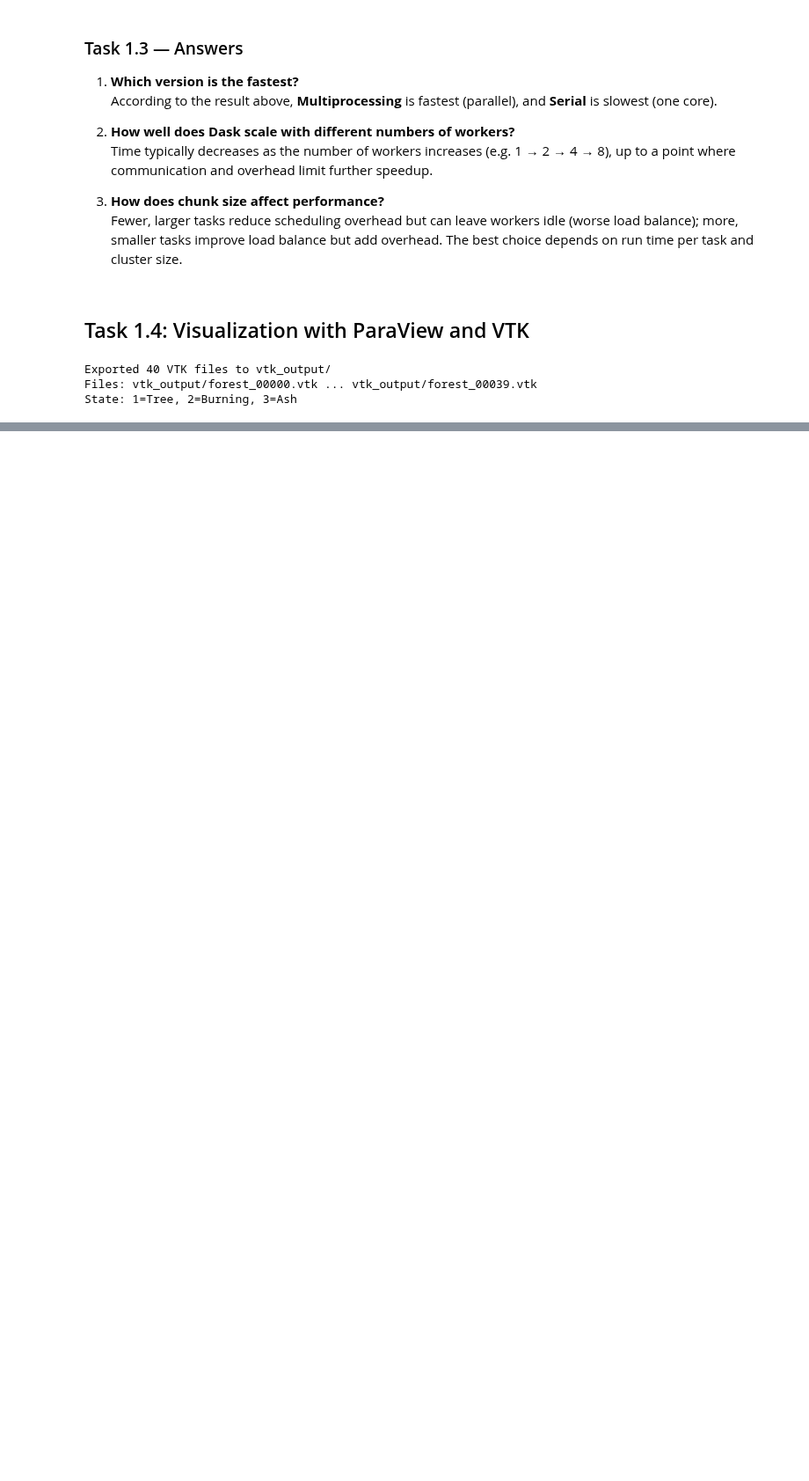
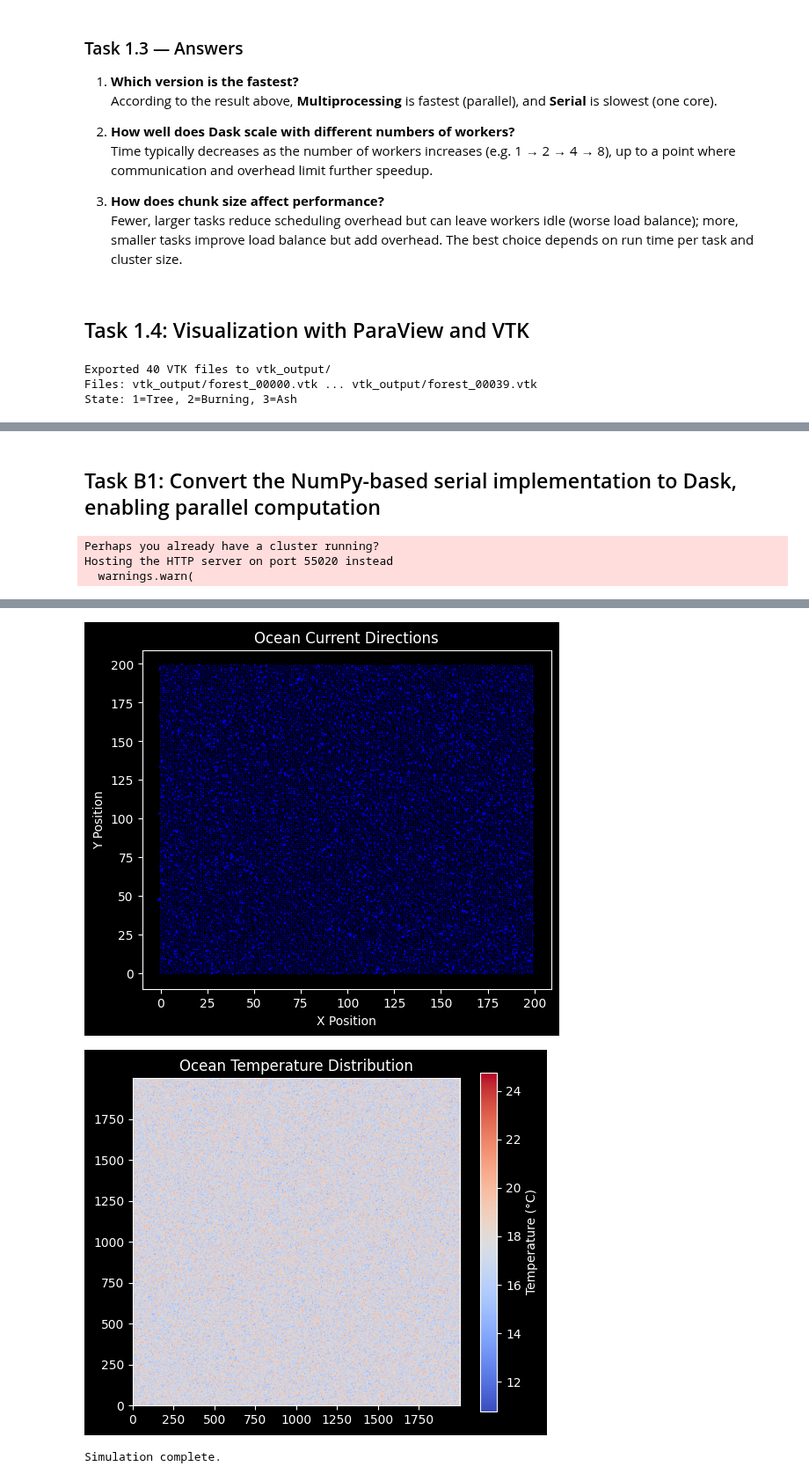
Before and after one commit to anson-ryea/dd2358-work, a Jupyter notebook: asm4/asm4.ipynb, the cells around one changed output, grey strips where cells are left out. Shown at 88% size. Drawn from its saved outputs; the diff is of its cells as text; code cells hidden in the pictures; blank space fills up the shorter version.

```diff
--- a/asm4/asm4.ipynb
+++ b/asm4/asm4.ipynb
@@ -347,0 +425,74 @@ State: 1=Tree, 2=Burning, 3=Ash
+# %% [markdown]
+## Task B1: Convert the NumPy-based serial implementation to Dask, enabling parallel computation
+# %%
+import dask
+import dask.array as da
+import numpy as np
+from dask.distributed import Client
+import matplotlib.pyplot as plt
+
+client = Client()
+
+# Grid size
+grid_size = 2000
+TIME_STEPS = 100
+
+# Chunk size for parallel processing (dividing the 200x200 grid into smaller 50x50 blocks)
+chunk_size = (1000, 1000)
+
+# Initialize fields using dask.array instead of numpy
+temperature = da.random.uniform(5, 30, size=(grid_size, grid_size), chunks=chunk_size)
+u_velocity = da.random.uniform(-1, 1, size=(grid_size, grid_size), chunks=chunk_size)
+v_velocity = da.random.uniform(-1, 1, size=(grid_size, grid_size), chunks=chunk_size)
+wind = da.random.uniform(-0.5, 0.5, size=(grid_size, grid_size), chunks=chunk_size)
+
+def laplacian_dask(field):
+    return da.map_overlap(
+        lambda x:
+            np.roll(x, shift=1, axis=0) +
+            np.roll(x, shift=-1, axis=0) +
+            np.roll(x, shift=1, axis=1) +
+            np.roll(x, shift=-1, axis=1) -
+            4 * x,
+        field,
+        depth=1,
+        boundary="periodic"
+    )
+
+def update_ocean_dask(u, v, temperature, wind, alpha=0.1, beta=0.02):
+    """Updates ocean velocity and temperature fields using a simplified flow model."""
+    u_new = u + alpha * laplacian_dask(u) + beta * wind
+    v_new = v + alpha * laplacian_dask(v) + beta * wind
+    temperature_new = temperature + 0.01 * laplacian_dask(temperature)
+    return u_new, v_new, temperature_new
+
+# Run the simulation (building the Dask task graph)
+print("Building the computation graph...")
+for t in range(TIME_STEPS):
+    u_velocity, v_velocity, temperature = update_ocean_dask(u_velocity, v_velocity, temperature, wind)
+    if t % 10 == 0 or t == TIME_STEPS - 1:
+        u_velocity, v_velocity, temperature = dask.persist(u_velocity, v_velocity, temperature)
+        print(f"Time Step {t}: Ocean currents queued for update.")
+
+u_computed, v_computed, temp_computed = da.compute(u_velocity, v_velocity, temperature)
+
+# Plot the velocity field using the computed numpy arrays
+plt.figure(figsize=(6, 5))
+plt.quiver(u_computed[::10, ::10], v_computed[::10, ::10], color="blue")
+plt.title("Ocean Current Directions")
+plt.xlabel("X Position")
+plt.ylabel("Y Position")
+plt.show()
+
+# Plot temperature distribution
+plt.figure(figsize=(6, 5))
+plt.imshow(temp_computed, cmap='coolwarm', origin='lower')
+plt.colorbar(label="Temperature (°C)")
+plt.title("Ocean Temperature Distribution")
+plt.show()
+
+print("Simulation complete.")
+# %% [output]
+Perhaps you already have a cluster running?
+Hosting the HTTP server on port 55020 instead
+  warnings.warn(
@@ -347,0 +511,3 @@ State: 1=Tree, 2=Burning, 3=Ash
+[figure, added]
+[figure, added]
+Simulation complete.
```
Also changed, not shown: parts of 4 cells of this notebook.
